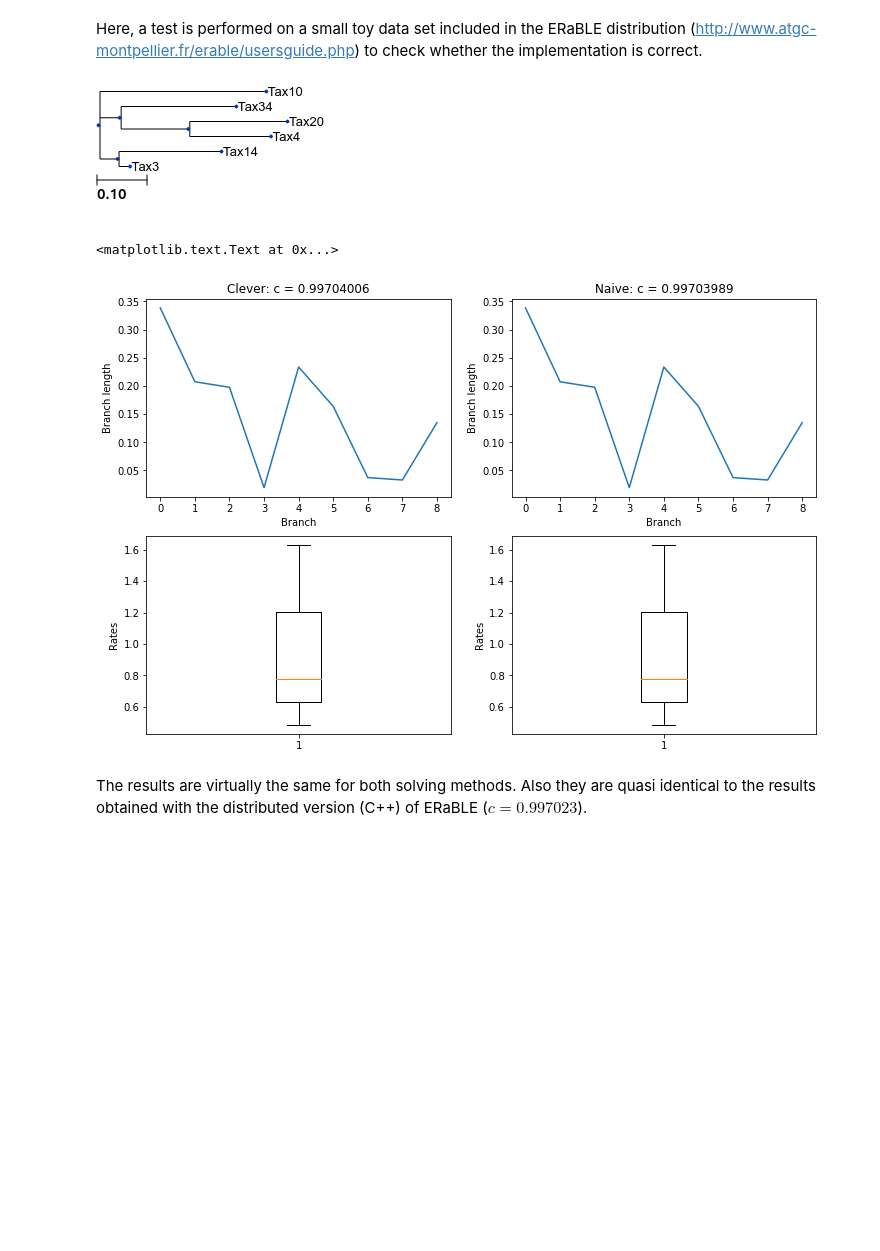
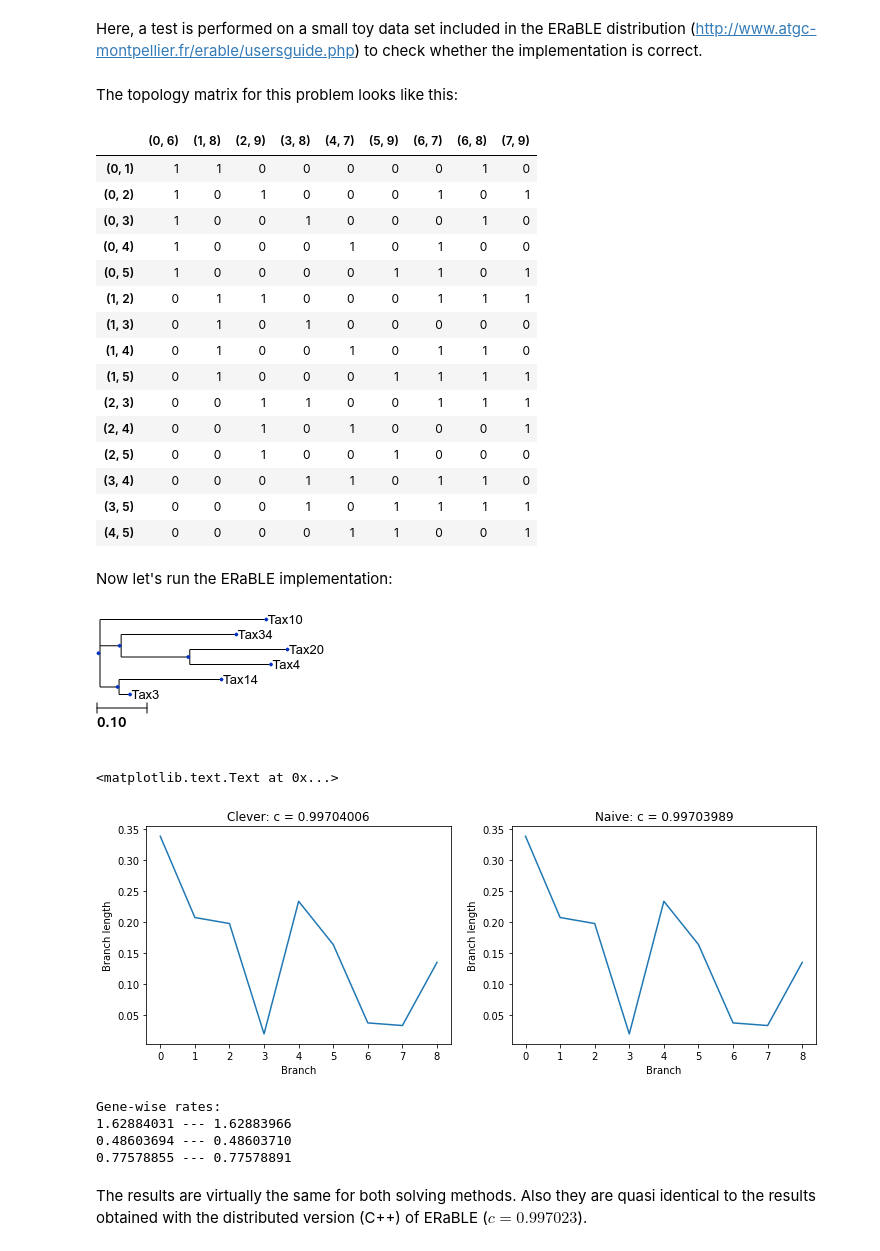
Before and after one commit to eeiyowei/erable, a Jupyter notebook: erable.ipynb, the cells around one changed output. Cells and saved outputs as stored; diff of their text form; code cells hidden in the pictures; blank space fills up the shorter version.

```diff
--- a/erable.ipynb
+++ b/erable.ipynb
@@ -549,6 +549,29 @@ for delta_matrix in mats:
     delta_matrix.columns = list(delta_matrix.index)
 
 lengths = [382, 210, 590]
+# %% [markdown]
+The topology matrix for this problem looks like this:
+# %%
+topology_matrix_dijkstra(species=species_mapping, tree=tree_file)[0]
+# %% [output]
+|  | (0, 6) | (1, 8) | (2, 9) | (3, 8) | (4, 7) | (5, 9) | (6, 7) | (6, 8) | (7, 9) |
+| (0, 1) | 1 | 1 | 0 | 0 | 0 | 0 | 0 | 1 | 0 |
+| (0, 2) | 1 | 0 | 1 | 0 | 0 | 0 | 1 | 0 | 1 |
+| (0, 3) | 1 | 0 | 0 | 1 | 0 | 0 | 0 | 1 | 0 |
+| (0, 4) | 1 | 0 | 0 | 0 | 1 | 0 | 1 | 0 | 0 |
+| (0, 5) | 1 | 0 | 0 | 0 | 0 | 1 | 1 | 0 | 1 |
+| (1, 2) | 0 | 1 | 1 | 0 | 0 | 0 | 1 | 1 | 1 |
+| (1, 3) | 0 | 1 | 0 | 1 | 0 | 0 | 0 | 0 | 0 |
+| (1, 4) | 0 | 1 | 0 | 0 | 1 | 0 | 1 | 1 | 0 |
+| (1, 5) | 0 | 1 | 0 | 0 | 0 | 1 | 1 | 1 | 1 |
+| (2, 3) | 0 | 0 | 1 | 1 | 0 | 0 | 1 | 1 | 1 |
+| (2, 4) | 0 | 0 | 1 | 0 | 1 | 0 | 0 | 0 | 1 |
+| (2, 5) | 0 | 0 | 1 | 0 | 0 | 1 | 0 | 0 | 0 |
+| (3, 4) | 0 | 0 | 0 | 1 | 1 | 0 | 1 | 1 | 0 |
+| (3, 5) | 0 | 0 | 0 | 1 | 0 | 1 | 1 | 1 | 1 |
+| (4, 5) | 0 | 0 | 0 | 0 | 1 | 1 | 0 | 0 | 1 |
+# %% [markdown]
+Now let's run the ERaBLE implementation:
 # %%
 b, r, c, t, branches = erable(tree_file=tree_file, species_mapping=species_mapping,
                   distance_matrices=mats, lengths=lengths)
@@ -560,28 +583,29 @@ t.render(file_name='%%inline')
 # %% [output]
 [figure]
 # %%
-fig = plt.figure(figsize=(12,8))
-ax = fig.add_subplot(221)
+fig = plt.figure(figsize=(12,4))
+ax = fig.add_subplot(121)
 ax.plot(range(len(b)), b)
 ax.set_ylabel('Branch length')
 ax.set_xlabel('Branch')
 ax.set_title('Clever: c = {:.8f}'.format(c[0]))
-ax = fig.add_subplot(222)
+ax = fig.add_subplot(122)
 ax.plot(range(len(b_)), b_)
 ax.set_title('Naive: c = {:.8f}'.format(c_[0]))
 ax.set_ylabel('Branch length')
 ax.set_xlabel('Branch')
-
-ax = fig.add_subplot(223)
-ax.boxplot(r)
-ax.set_ylabel('Rates')
-
-ax = fig.add_subplot(224)
-ax.boxplot(r_)
-ax.set_ylabel('Rates')
 # %% [output]
 <matplotlib.text.Text at 0x...>
-[figure, old version]
+[figure, new version]
+# %%
+print('Gene-wise rates: ')
+for i in range(len(r)):
+    print('{0:.8f} --- {1:.8f}'.format(r[i][0], r_[i][0]))
+# %% [output]
+Gene-wise rates:
+1.62884031 --- 1.62883966
+0.48603694 --- 0.48603710
+0.77578855 --- 0.77578891
 # %% [markdown]
 The results are virtually the same for both solving methods. Also they are quasi identical to the results obtained with the distributed version (C++) of ERaBLE ($c=0.997023$).
 # %%
```
Also changed, not shown: parts of 4 cells of this notebook, 1 other file.
